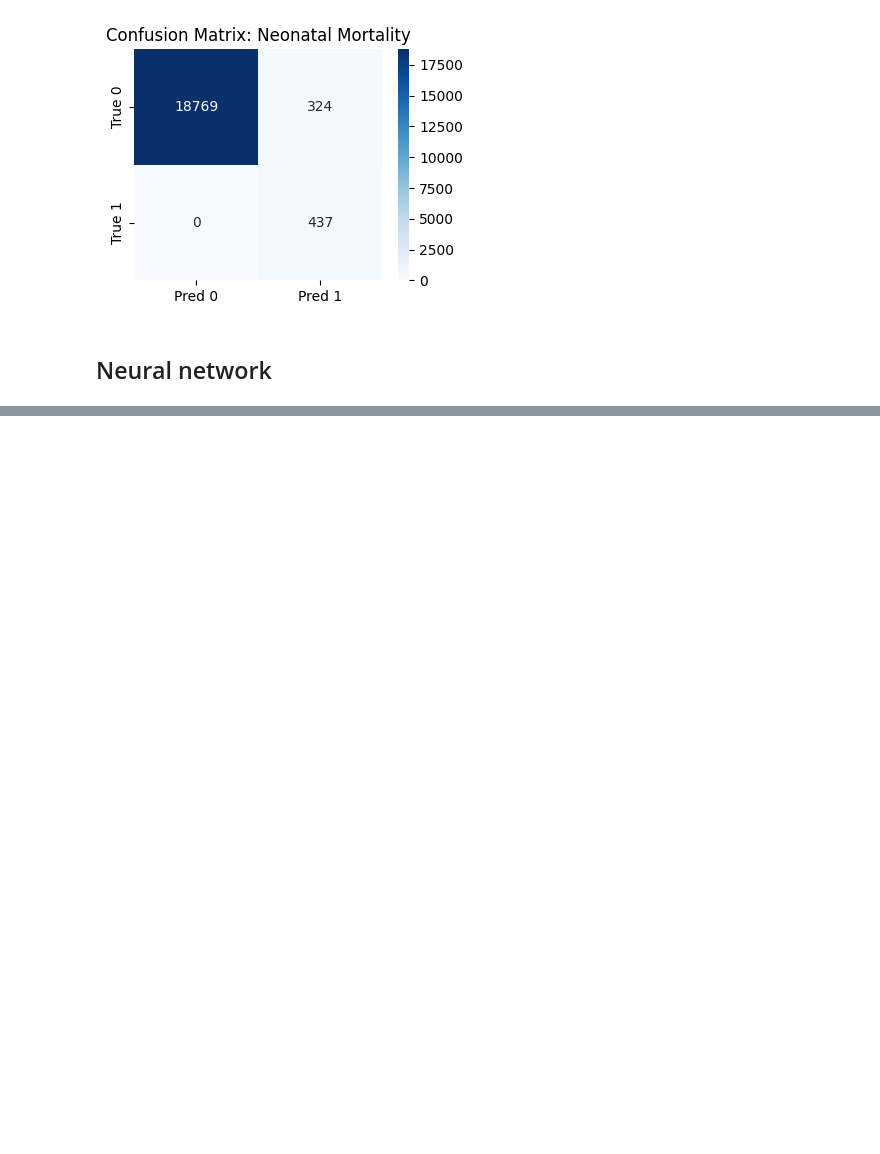
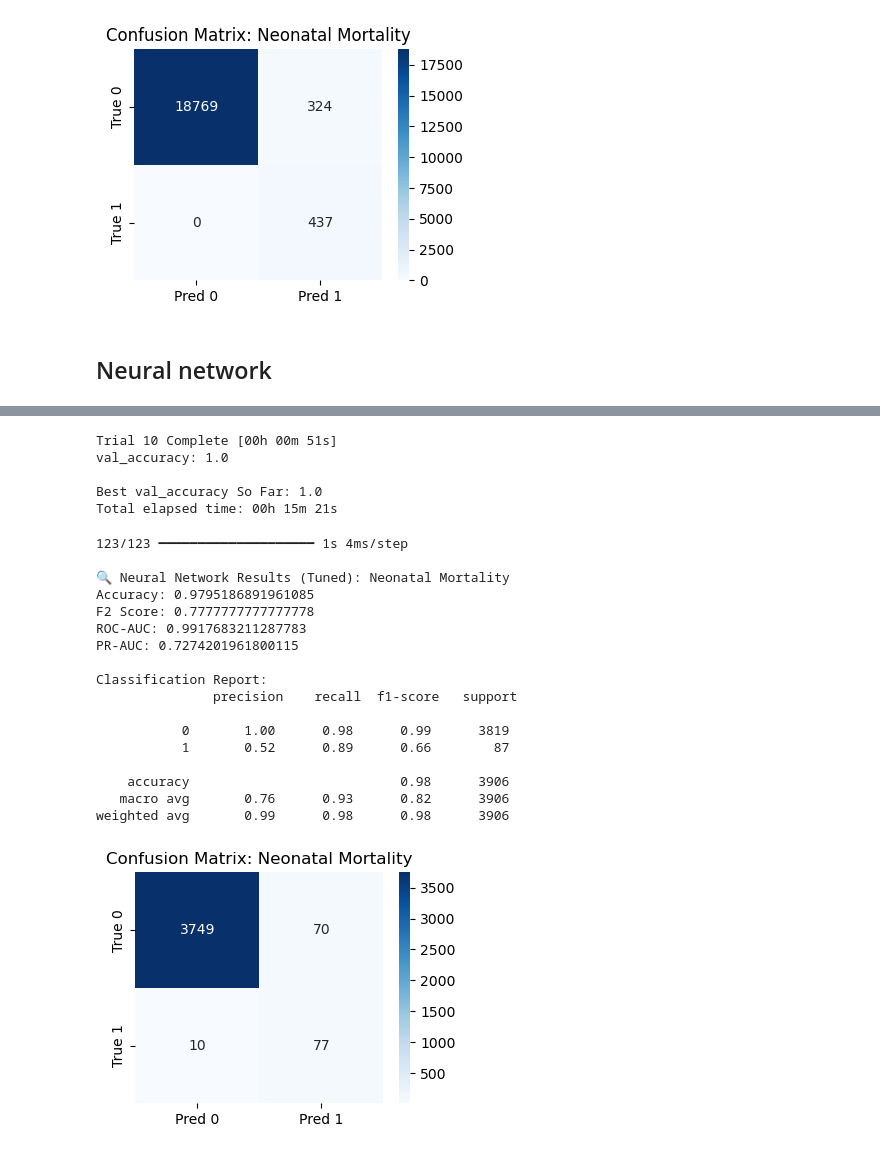
Before and after one commit to tingly-amua/Under5-Mortality-Model, a Jupyter notebook: Modelling.ipynb, the cells around one changed output, grey strips where cells are left out. Saved outputs shown, nothing was run; the diff lists cells and outputs as text; code cells hidden in the pictures; blank space fills up the shorter version.

```diff
--- a/Modelling.ipynb
+++ b/Modelling.ipynb
@@ -535,0 +819,33 @@ PR-AUC: 0.9200818925538592
+# %%
+# Under-5 Mortality
+best_model_u5 = tune_neural_network(X, df['under5_mortality'], 'Under-5 Mortality')
+
+# Infant Mortality
+best_model_infant = tune_neural_network(X, df['infant_mortality'], 'Infant Mortality')
+
+# Neonatal Mortality
+best_model_neonatal = tune_neural_network(X, df['neonatal_mortality'], 'Neonatal Mortality')
+# %% [output]
+Trial 10 Complete [00h 00m 51s]
+val_accuracy: 1.0
+
+Best val_accuracy So Far: 1.0
+Total elapsed time: 00h 15m 21s
+123/123 ━━━━━━━━━━━━━━━━━━━━ 1s 4ms/step
+
+🔍 Neural Network Results (Tuned): Neonatal Mortality
+Accuracy: 0.9795186891961085
+F2 Score: 0.7777777777777778
+ROC-AUC: 0.9917683211287783
+PR-AUC: 0.7274201961800115
+
+Classification Report:
+               precision    recall  f1-score   support
+
+           0       1.00      0.98      0.99      3819
+           1       0.52      0.89      0.66        87
+
+    accuracy                           0.98      3906
+   macro avg       0.76      0.93      0.82      3906
+weighted avg       0.99      0.98      0.98      3906
+[figure, added]
```
Also changed, not shown: parts of 12 cells of this notebook.
